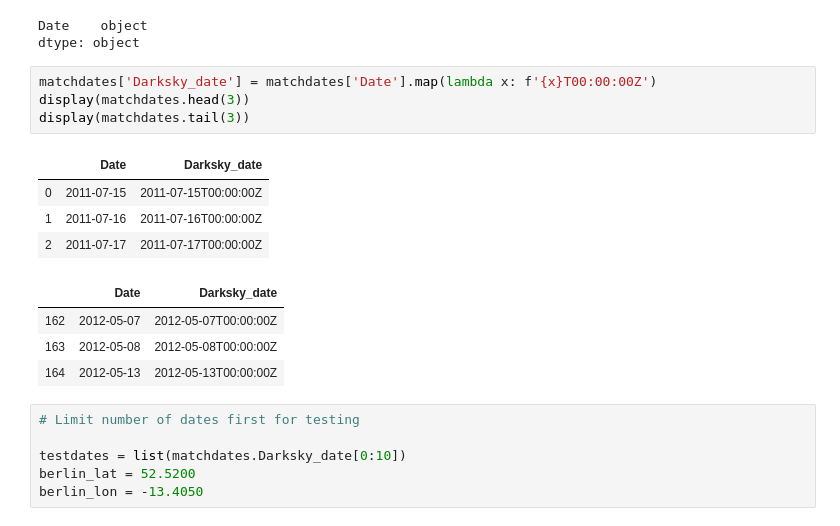
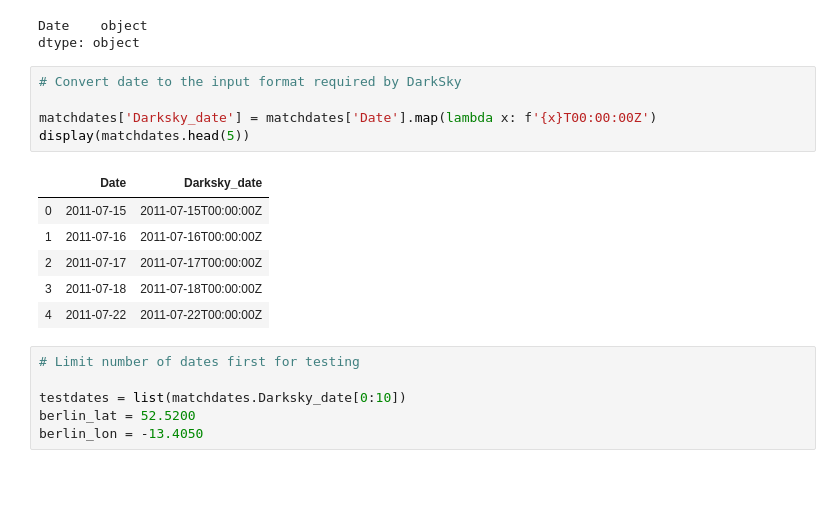
Before and after one commit to khairulomar/Football_league, a Jupyter notebook: index.ipynb, the cells around one changed output. Drawn from its saved outputs; the diff is of its cells as text; blank space fills up the shorter version.

```diff
--- a/index.ipynb
+++ b/index.ipynb
@@ -367,18 +407,17 @@ display(matchdates.dtypes)
 Date    object
 dtype: object
 # %%
+# Convert date to the input format required by DarkSky
+
 matchdates['Darksky_date'] = matchdates['Date'].map(lambda x: f'{x}T00:00:00Z')
-display(matchdates.head(3))
-display(matchdates.tail(3))
+display(matchdates.head(5))
 # %% [output]
 |  | Date | Darksky_date |
 | 0 | 2011-07-15 | 2011-07-15T00:00:00Z |
 | 1 | 2011-07-16 | 2011-07-16T00:00:00Z |
 | 2 | 2011-07-17 | 2011-07-17T00:00:00Z |
+| 3 | 2011-07-18 | 2011-07-18T00:00:00Z |
+| 4 | 2011-07-22 | 2011-07-22T00:00:00Z |
-|  | Date | Darksky_date |
-| 162 | 2012-05-07 | 2012-05-07T00:00:00Z |
-| 163 | 2012-05-08 | 2012-05-08T00:00:00Z |
-| 164 | 2012-05-13 | 2012-05-13T00:00:00Z |
 # %%
 # Limit number of dates first for testing
 
```
Also changed, not shown: parts of 20 cells of this notebook.
